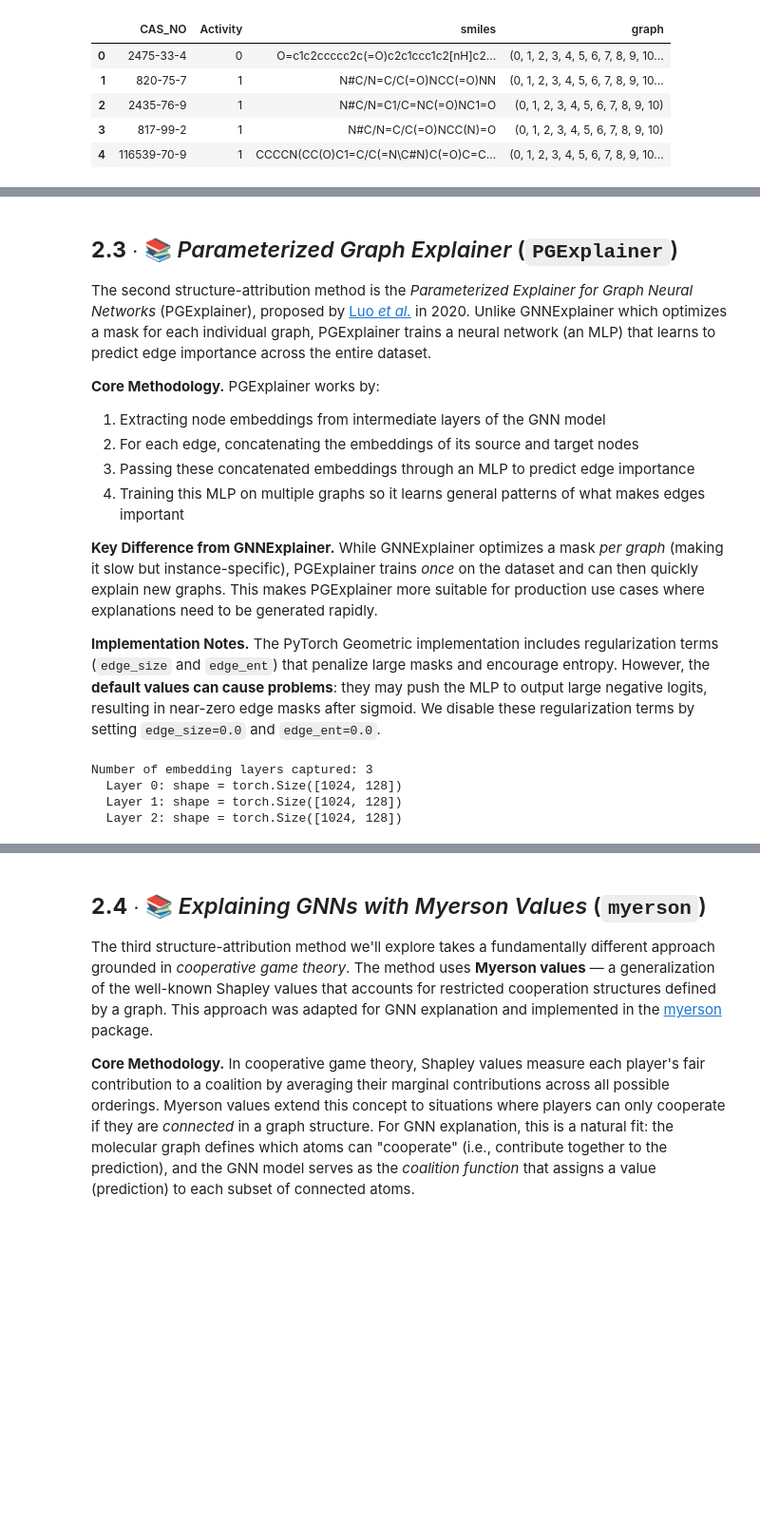
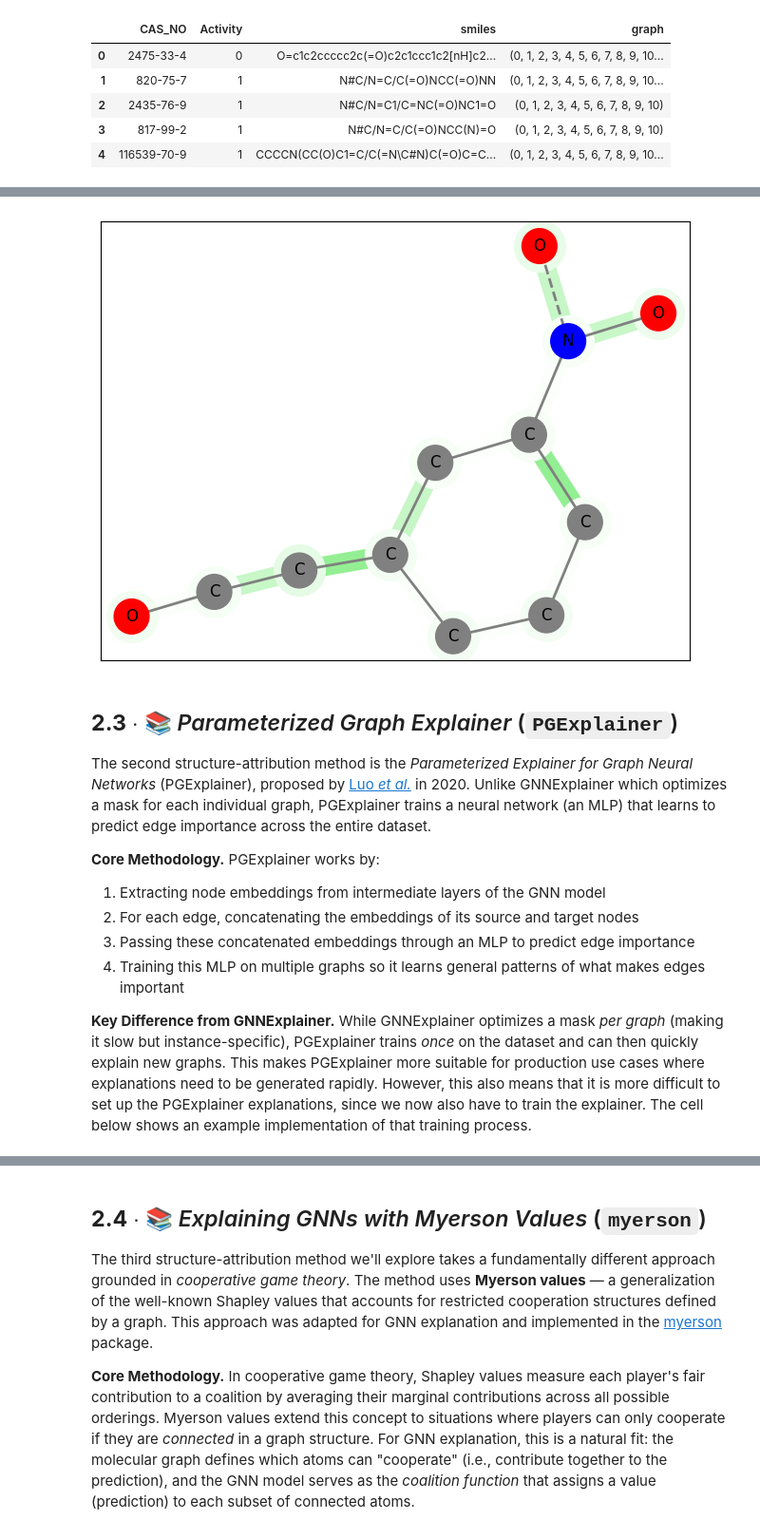
Before and after one commit to SPP2363/06_xAI_in_chemistry, a Jupyter notebook: 02_structure_attribution_methods.ipynb, the cells around one changed output, grey strips where cells are left out. Shown at 95% size. Drawn from its saved outputs; the diff is of its cells as text; code cells hidden in the pictures; blank space fills up the shorter version.

Commit message:
first level finalized the tutorial notebooks

```diff
--- a/02_structure_attribution_methods.ipynb
+++ b/02_structure_attribution_methods.ipynb
@@ -37,6 +36,8 @@ from torchmetrics import Accuracy, F1Score
 
 from xai_chem_review import load_dataset_mutagenicity
 
+# Set the matplotlib style
+plt.style.use('default')
 # Disable all RDKit warnings
 RDLogger.DisableLog('rdApp.*')
 # %%
@@ -609,0 +886,20 @@ loader_test = DataLoader(data_list_test, batch_size=32, shuffle=False)
+# %%
+example_data: Data = data_list_train[0]
+
+num_node_features: int = example_data.x.shape[1]
+num_edge_features: int = example_data.edge_attr.shape[1]
+
+model = SimpleClassifier(
+    input_dim=num_node_features,
+    edge_dim=num_edge_features,
+    hidden_units=128,
+    dense_units=[128, 64, 32],
+    output_dim=2,  # 2 classes for binary classification with log_softmax
+)
+
+print('GNN Model')
+print('=========')
+print(f'{num_node_features} input node features')
+print(f'{num_edge_features} input edge features')
+print(f'{model.model.__class__.__name__} model with {model.__class__.__name__} Lightning wrapper')
+print(f'{sum(p.numel() for p in model.parameters() if p.requires_grad):,} trainable parameters')
@@ -739,16 +1092,18 @@ from torch_geometric.explain import Explainer
 from torch_geometric.explain.algorithm import GNNExplainer
 from torch_geometric.explain.config import ModelConfig, ThresholdConfig
 
+# Use the native torch module (model.model) for the explainer
+# This avoids Lightning-specific wrappers that can interfere with explanation methods
 explainer = Explainer(
-    model=model,
-    algorithm=GNNExplainer(epochs=300, lr=0.01),
+    model=model.model.copy(),
+    algorithm=GNNExplainer(epochs=300, lr=0.01, edge_size=5e-3, edge_ent=1.0),
     explanation_type='phenomenon',
     node_mask_type='object',
     edge_mask_type='object',
     model_config=ModelConfig(
-        mode='binary_classification',
+        mode='multiclass_classification',
         task_level='graph',
-        return_type='raw',
+        return_type='log_probs',
     ),
 )
 # %%
@@ -870,3 +1269,16 @@ draw_explanation(graph, pos, ax)
+# %%
+fig, ax = plt.subplots(1, 1, figsize=(8, 6))
+
+# First we draw the graph itself onto the plot. This also provides the
+# vector of node positions within the plots coordinate system.
+pos = draw_graph(graph, ax)
+
+# Then the explanations are added to the background - behind the graph's
+# nodes and edges.
+graph_add_explanation(graph, explanation)
+draw_explanation(graph, pos, ax)
+# %% [output]
+[figure, added]
 # %% [markdown]
 ## **2.3** $\cdot$ 📚 *Parameterized Graph Explainer* (`PGExplainer`)
 
@@ -878,34 +1290,7 @@ The second structure-attribution method is the *Parameterized Explainer for Grap
 3. Passing these concatenated embeddings through an MLP to predict edge importance
 4. Training this MLP on multiple graphs so it learns general patterns of what makes edges important
 
-**Key Difference from GNNExplainer.** While GNNExplainer optimizes a mask *per graph* (making it slow but instance-specific), PGExplainer trains *once* on the dataset and can then quickly explain new graphs. This makes PGExplainer more suitable for production use cases where explanations need to be generated rapidly.
-
-**Implementation Notes.** The PyTorch Geometric implementation includes regularization terms (`edge_size` and `edge_ent`) that penalize large masks and encourage entropy. However, the **default values can cause problems**: they may push the MLP to output large negative logits, resulting in near-zero edge masks after sigmoid. We disable these regularization terms by setting `edge_size=0.0` and `edge_ent=0.0`.
+**Key Difference from GNNExplainer.** While GNNExplainer optimizes a mask *per graph* (making it slow but instance-specific), PGExplainer trains *once* on the dataset and can then quickly explain new graphs. This makes PGExplainer more suitable for production use cases where explanations need to be generated rapidly. However, this also means that it is more difficult to set up the PGExplainer explanations, since we now also have to train the explainer. The cell below shows an example implementation of that training process.
-# %%
-# --- Understanding PGExplainer's Internal Mechanism ---
-# PGExplainer uses get_embeddings() to extract intermediate node representations
-# from the GNN. Let's examine what embeddings are captured:
-
-from torch_geometric.utils import get_embeddings
-
-# Get a sample batch
-sample_batch = next(iter(loader_train))
-sample_batch = sample_batch.to(model.device)
-
-# Extract embeddings (this is what PGExplainer does internally)
-with torch.no_grad():
-    _ = model(sample_batch.x, sample_batch.edge_index, sample_batch.edge_attr, sample_batch.batch)
-    embeddings = get_embeddings(model, sample_batch.x, sample_batch.edge_index,
-                                 sample_batch.edge_attr, sample_batch.batch)
-
-print(f'Number of embedding layers captured: {len(embeddings)}')
-for i, emb in enumerate(embeddings):
-    print(f'  Layer {i}: shape = {emb.shape}')
-# %% [output]
-Number of embedding layers captured: 3
-  Layer 0: shape = torch.Size([1024, 128])
-  Layer 1: shape = torch.Size([1024, 128])
-  Layer 2: shape = torch.Size([1024, 128])
 # %%
 from torch_geometric.explain import Explainer
 from torch_geometric.explain.algorithm import PGExplainer
```
Also changed, not shown: parts of 56 cells of this notebook, 11 other files.
